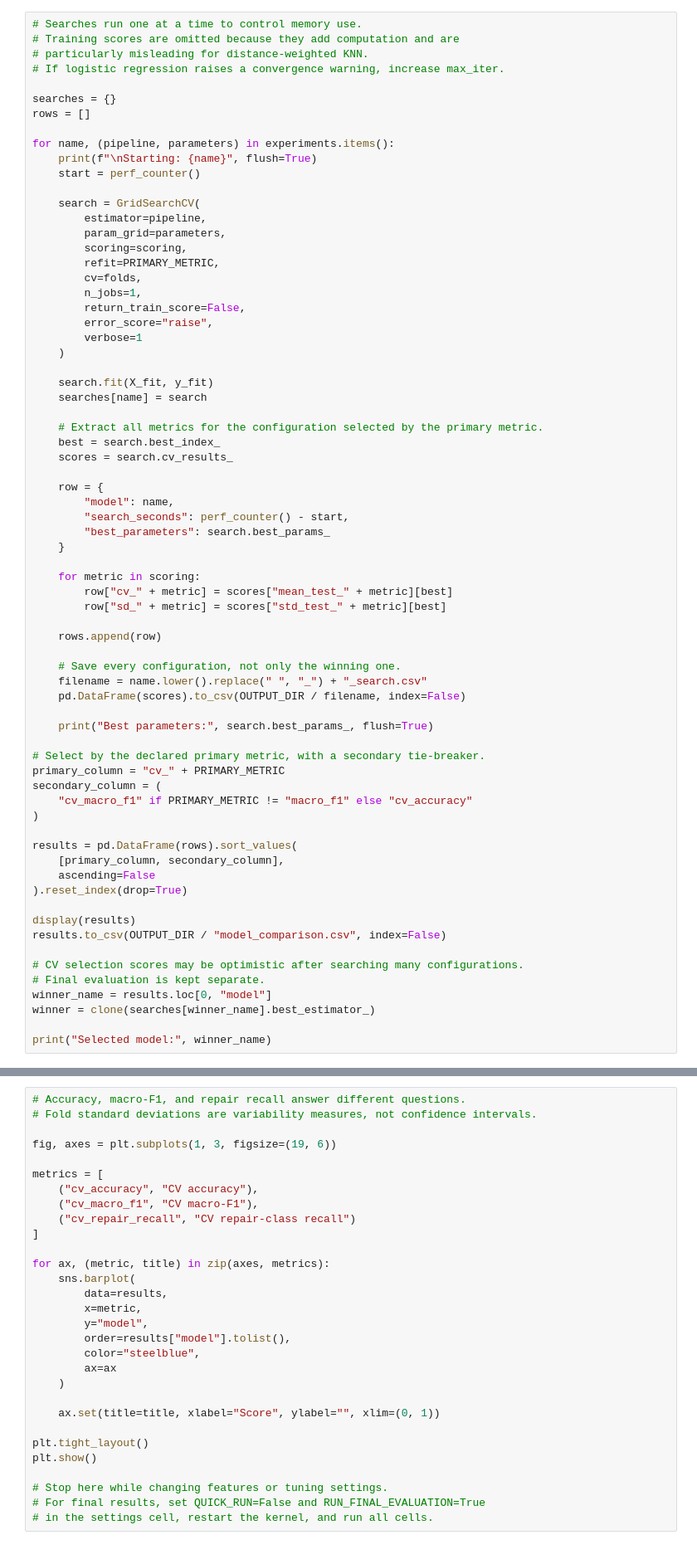
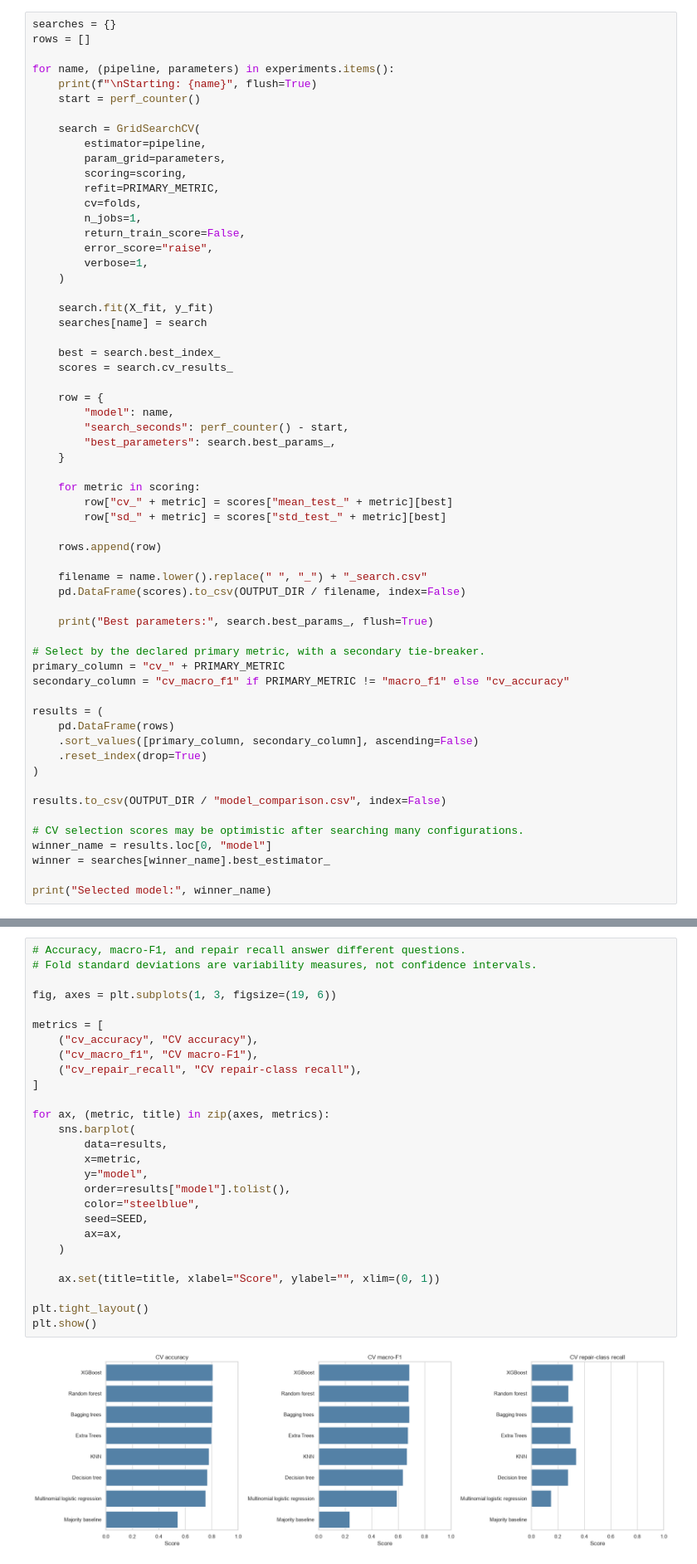
Before and after one commit to Mayedyr/pump-it-up-water-pumps, a Jupyter notebook: notebooks/project.ipynb, the cells around one changed output, grey strips where cells are left out. Shown at 83% size. Drawn from its saved outputs; the diff is of its cells as text.

```diff
--- a/notebooks/project.ipynb
+++ b/notebooks/project.ipynb
@@ -567,9 +623,4 @@ print("Models:", list(experiments))
 # %%
-# Searches run one at a time to control memory use.
-# Training scores are omitted because they add computation and are
-# particularly misleading for distance-weighted KNN.
-# If logistic regression raises a convergence warning, increase max_iter.
-
 searches = {}
 rows = []
 
@@ -586,20 +637,19 @@ for name, (pipeline, parameters) in experiments.items():
         n_jobs=1,
         return_train_score=False,
         error_score="raise",
-        verbose=1
+        verbose=1,
     )
 
     search.fit(X_fit, y_fit)
     searches[name] = search
 
-    # Extract all metrics for the configuration selected by the primary metric.
     best = search.best_index_
     scores = search.cv_results_
 
     row = {
         "model": name,
         "search_seconds": perf_counter() - start,
-        "best_parameters": search.best_params_
+        "best_parameters": search.best_params_,
     }
 
     for metric in scoring:
@@ -608,7 +658,6 @@ for name, (pipeline, parameters) in experiments.items():
 
     rows.append(row)
 
-    # Save every configuration, not only the winning one.
     filename = name.lower().replace(" ", "_") + "_search.csv"
     pd.DataFrame(scores).to_csv(OUTPUT_DIR / filename, index=False)
 
@@ -616,21 +665,18 @@ for name, (pipeline, parameters) in experiments.items():
 
 # Select by the declared primary metric, with a secondary tie-breaker.
 primary_column = "cv_" + PRIMARY_METRIC
-secondary_column = (
-    "cv_macro_f1" if PRIMARY_METRIC != "macro_f1" else "cv_accuracy"
+secondary_column = "cv_macro_f1" if PRIMARY_METRIC != "macro_f1" else "cv_accuracy"
+
+results = (
+    pd.DataFrame(rows)
+    .sort_values([primary_column, secondary_column], ascending=False)
+    .reset_index(drop=True)
 )
 
-results = pd.DataFrame(rows).sort_values(
-    [primary_column, secondary_column],
-    ascending=False
-).reset_index(drop=True)
-
-display(results)
 results.to_csv(OUTPUT_DIR / "model_comparison.csv", index=False)
 
 # CV selection scores may be optimistic after searching many configurations.
-# Final evaluation is kept separate.
 winner_name = results.loc[0, "model"]
-winner = clone(searches[winner_name].best_estimator_)
+winner = searches[winner_name].best_estimator_
 
 print("Selected model:", winner_name)
@@ -637,30 +727,29 @@ print("Selected model:", winner_name)
 # %%
 # Accuracy, macro-F1, and repair recall answer different questions.
 # Fold standard deviations are variability measures, not confidence intervals.
 
 fig, axes = plt.subplots(1, 3, figsize=(19, 6))
 
 metrics = [
     ("cv_accuracy", "CV accuracy"),
     ("cv_macro_f1", "CV macro-F1"),
-    ("cv_repair_recall", "CV repair-class recall")
+    ("cv_repair_recall", "CV repair-class recall"),
 ]
 
 for ax, (metric, title) in zip(axes, metrics):
     sns.barplot(
         data=results,
         x=metric,
         y="model",
         order=results["model"].tolist(),
         color="steelblue",
-        ax=ax
+        seed=SEED,
+        ax=ax,
     )
 
     ax.set(title=title, xlabel="Score", ylabel="", xlim=(0, 1))
 
 plt.tight_layout()
 plt.show()
-
-# Stop here while changing features or tuning settings.
-# For final results, set QUICK_RUN=False and RUN_FINAL_EVALUATION=True
-# in the settings cell, restart the kernel, and run all cells.
+# %% [output]
+[figure, added]
```
Also changed, not shown: parts of 39 cells of this notebook, 3 other files.
